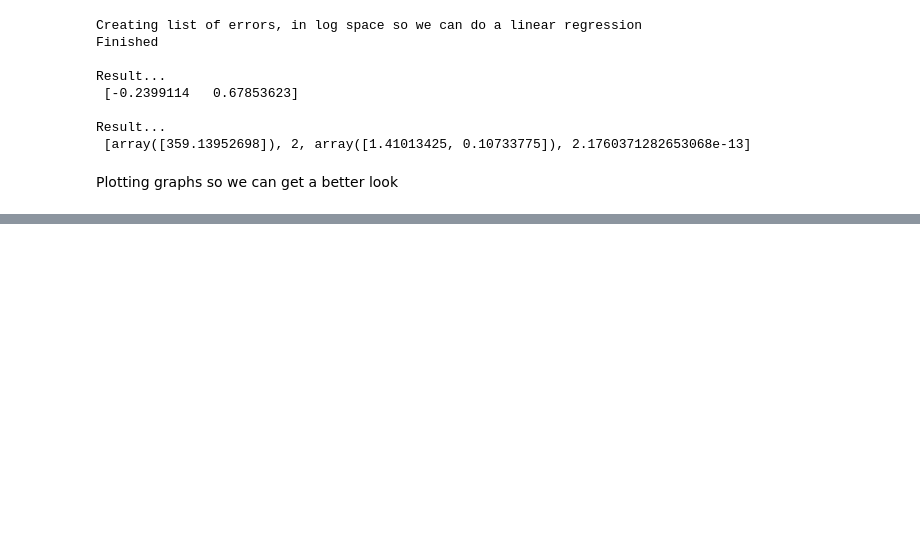
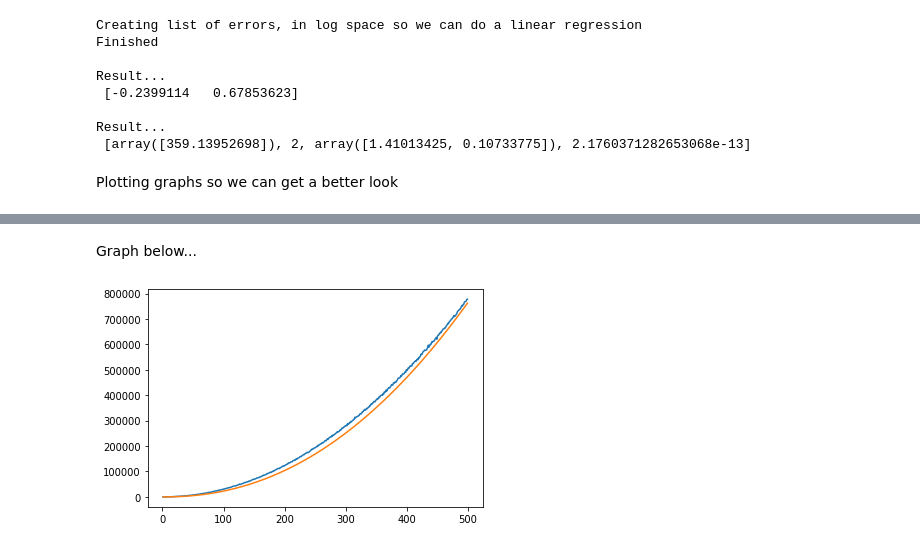
Before and after one commit to ethancma/GaussCircleConjecture, a Jupyter notebook: Code.ipynb, the cells around one changed output, grey strips where cells are left out. Cells and saved outputs as stored; diff of their text form; code cells hidden in the pictures; blank space fills up the shorter version.

```diff
--- a/Code.ipynb
+++ b/Code.ipynb
@@ -86,0 +135,3 @@ plt.show()
+# %%
+for i in range(100):
+    print(lattice_sphere(i), volume_sphere(i))
@@ -86,0 +158,8 @@ plt.show()
+# %%
+def sphere_error(r):
+    return lattice_sphere(r) - volume_sphere(r)
+
+errors = []
+for i in range(1,500):
+    print(i)
+    errors.append(sphere_error(i))
@@ -86,0 +184,16 @@ plt.show()
+# %%
+x = []
+y = []
+log_conversion = 1/math.log(math.e)
+print("Creating list of errors, in log space so we can do a linear regression")
+for i in range(1, 500):
+  if errors[i-1] > 0:
+    x.append(math.log(i)*log_conversion)
+    y.append((math.log(errors[i-1]))*log_conversion)
+print("Finished")
+
+
+
+c, stats = P.polyfit(x,y,2,full=True)
+print("\nResult...\n",c)
+print("\nResult...\n",stats)
@@ -86,0 +209,21 @@ plt.show()
+# %% [markdown]
+Graph below...
+# %%
+import matplotlib.pyplot as plt
+
+
+x = []
+error_y = []
+r_2_3 = []
+
+for i in range(1,500):
+    x.append(i)
+    error_y.append(errors[i-1])
+    r_2_3.append(i**(2.18))
+
+fig, ax = plt.subplots()
+ax.plot(x, error_y)
+ax.plot(x, r_2_3)
+plt.show()
+# %% [output]
+[figure, added]
```
Also changed, not shown: parts of 12 cells of this notebook.
